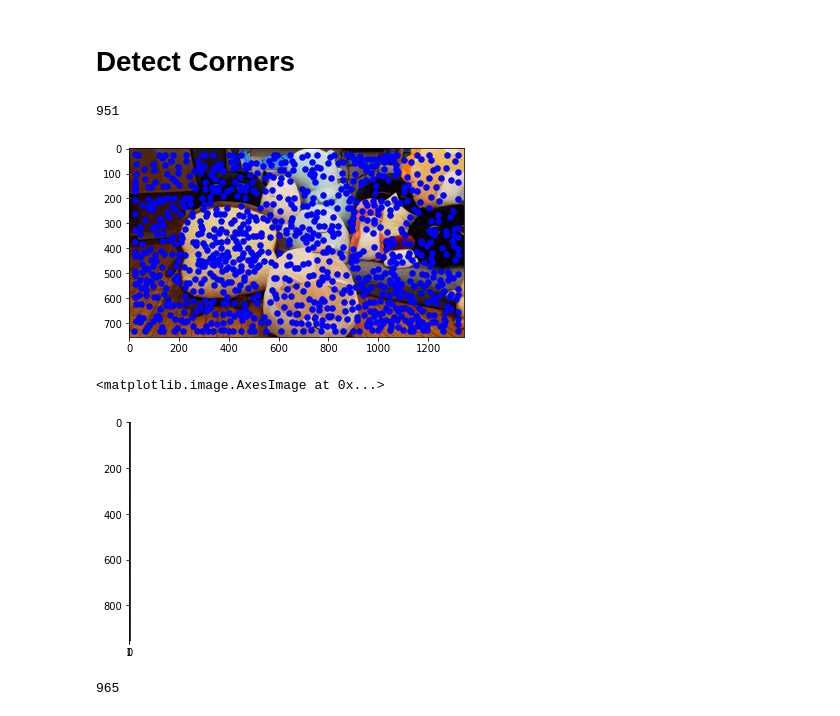
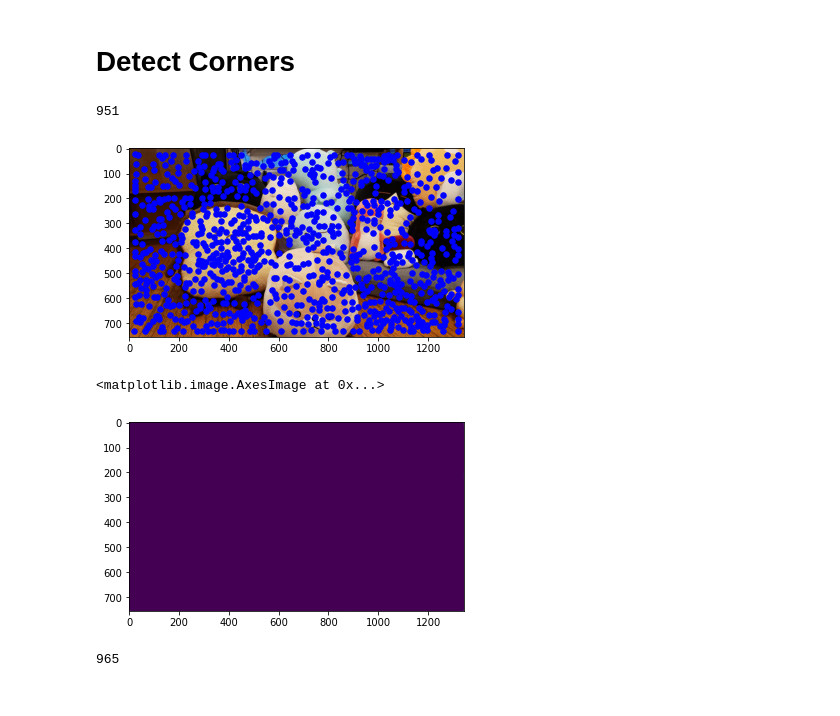
Before and after one commit to aprilsin/cs194-proj5, a Jupyter notebook: test.ipynb, the cells around one changed output. Cells and saved outputs as stored; diff of their text form; code cells hidden in the pictures.

```diff
--- a/test.ipynb
+++ b/test.ipynb
@@ -27,13 +26,13 @@ im2 = utils.read_img("data/plush2.jpg")
 # %%
 corners1, strengths1 = detect_corners(im1)
 print(len(corners1))
 utils.plot_corners(im1, corners1)
-plt.imshow(strength1)
+plt.imshow(strengths1)
 # %% [output]
 951
 [figure]
 <matplotlib.image.AxesImage at 0x...>
-[figure, old version]
+[figure, new version]
 # %%
 corners2, strengths2 = detect_corners(im2)
 print(len(corners2))
```
Also changed, not shown: parts of 9 cells of this notebook, 1 other file.
